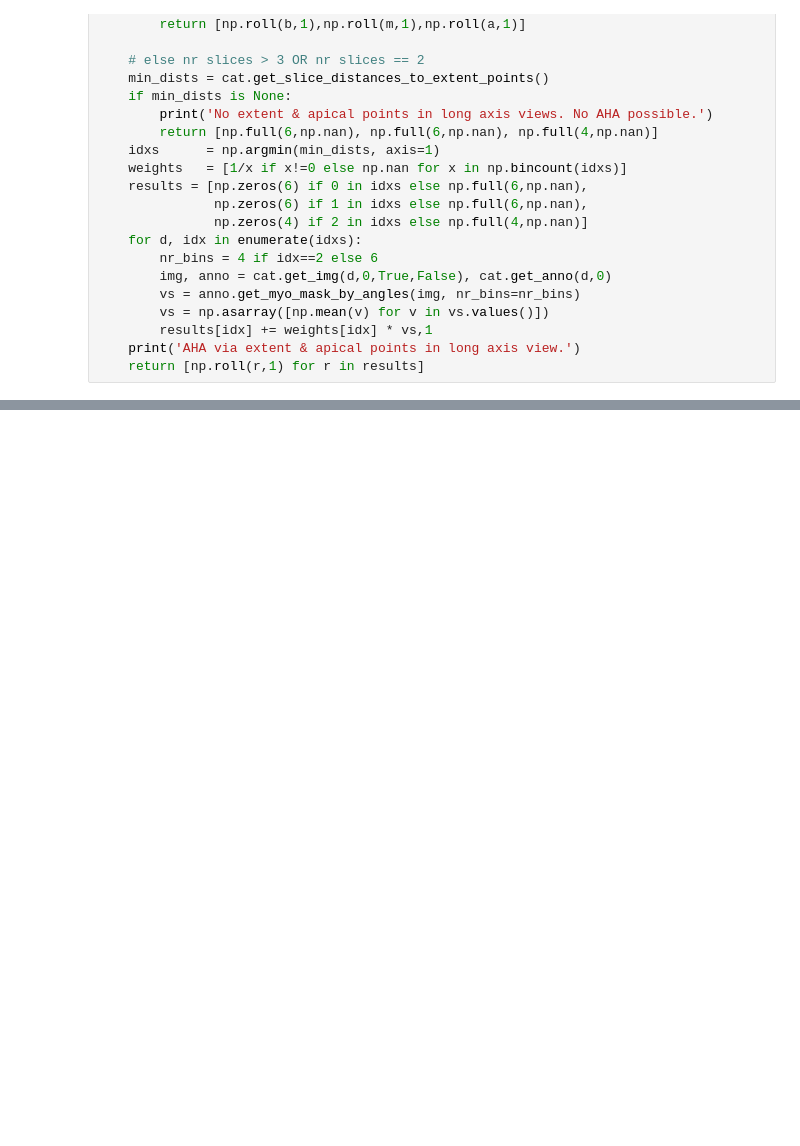
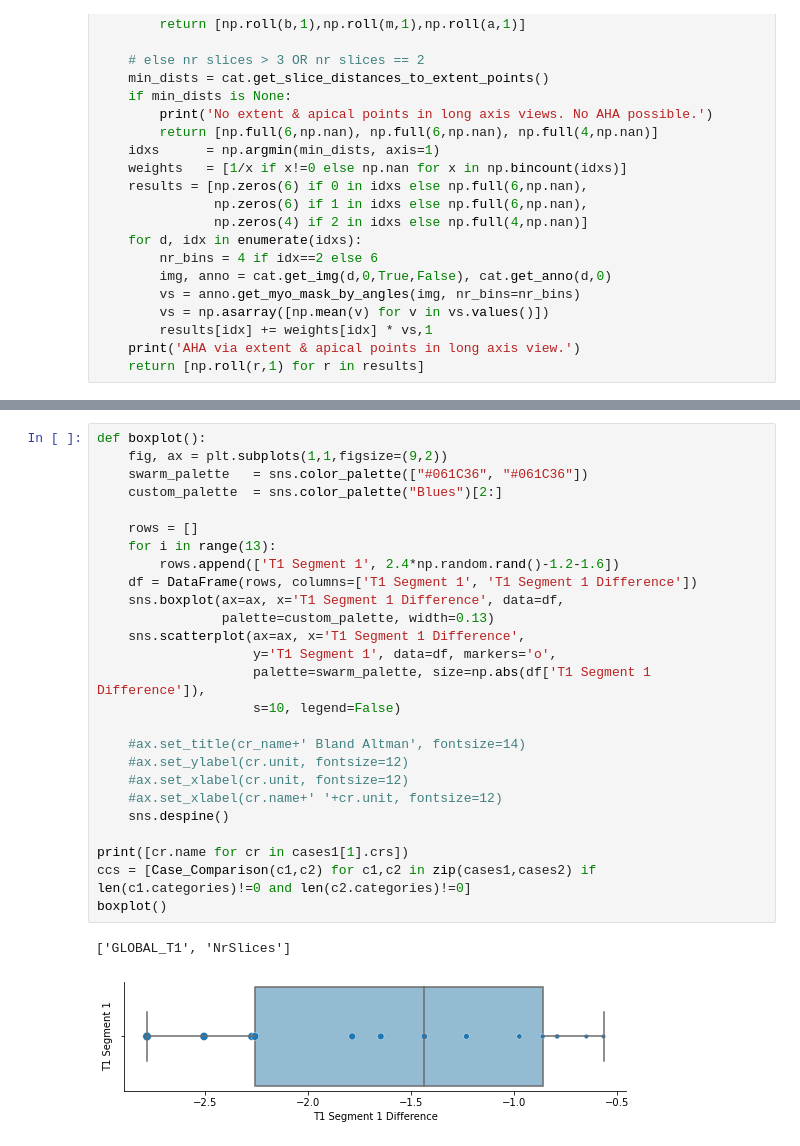
Before and after one commit to thadler/LazyLuna, a Jupyter notebook: Notebooks/TestingMapping.ipynb, the cells around one changed output, grey strips where cells are left out. Saved outputs shown, nothing was run; the diff lists cells and outputs as text; blank space fills up the shorter version.

```diff
--- a/Notebooks/TestingMapping.ipynb
+++ b/Notebooks/TestingMapping.ipynb
@@ -306,0 +506,29 @@ AHA as three individual slices.
+# %%
+def boxplot():
+    fig, ax = plt.subplots(1,1,figsize=(9,2))
+    swarm_palette   = sns.color_palette(["#061C36", "#061C36"])
+    custom_palette  = sns.color_palette("Blues")[2:]
+
+    rows = []
+    for i in range(13):
+        rows.append(['T1 Segment 1', 2.4*np.random.rand()-1.2-1.6])
+    df = DataFrame(rows, columns=['T1 Segment 1', 'T1 Segment 1 Difference'])
+    sns.boxplot(ax=ax, x='T1 Segment 1 Difference', data=df,
+                palette=custom_palette, width=0.13)
+    sns.scatterplot(ax=ax, x='T1 Segment 1 Difference',
+                    y='T1 Segment 1', data=df, markers='o',
+                    palette=swarm_palette, size=np.abs(df['T1 Segment 1 Difference']),
+                    s=10, legend=False)
+
+    #ax.set_title(cr_name+' Bland Altman', fontsize=14)
+    #ax.set_ylabel(cr.unit, fontsize=12)
+    #ax.set_xlabel(cr.unit, fontsize=12)
+    #ax.set_xlabel(cr.name+' '+cr.unit, fontsize=12)
+    sns.despine()
+
+print([cr.name for cr in cases1[1].crs])
+ccs = [Case_Comparison(c1,c2) for c1,c2 in zip(cases1,cases2) if len(c1.categories)!=0 and len(c2.categories)!=0]
+boxplot()
+# %% [output]
+['GLOBAL_T1', 'NrSlices']
+[figure, added]
```
Also changed, not shown: parts of 10 cells of this notebook, 10 other files.
